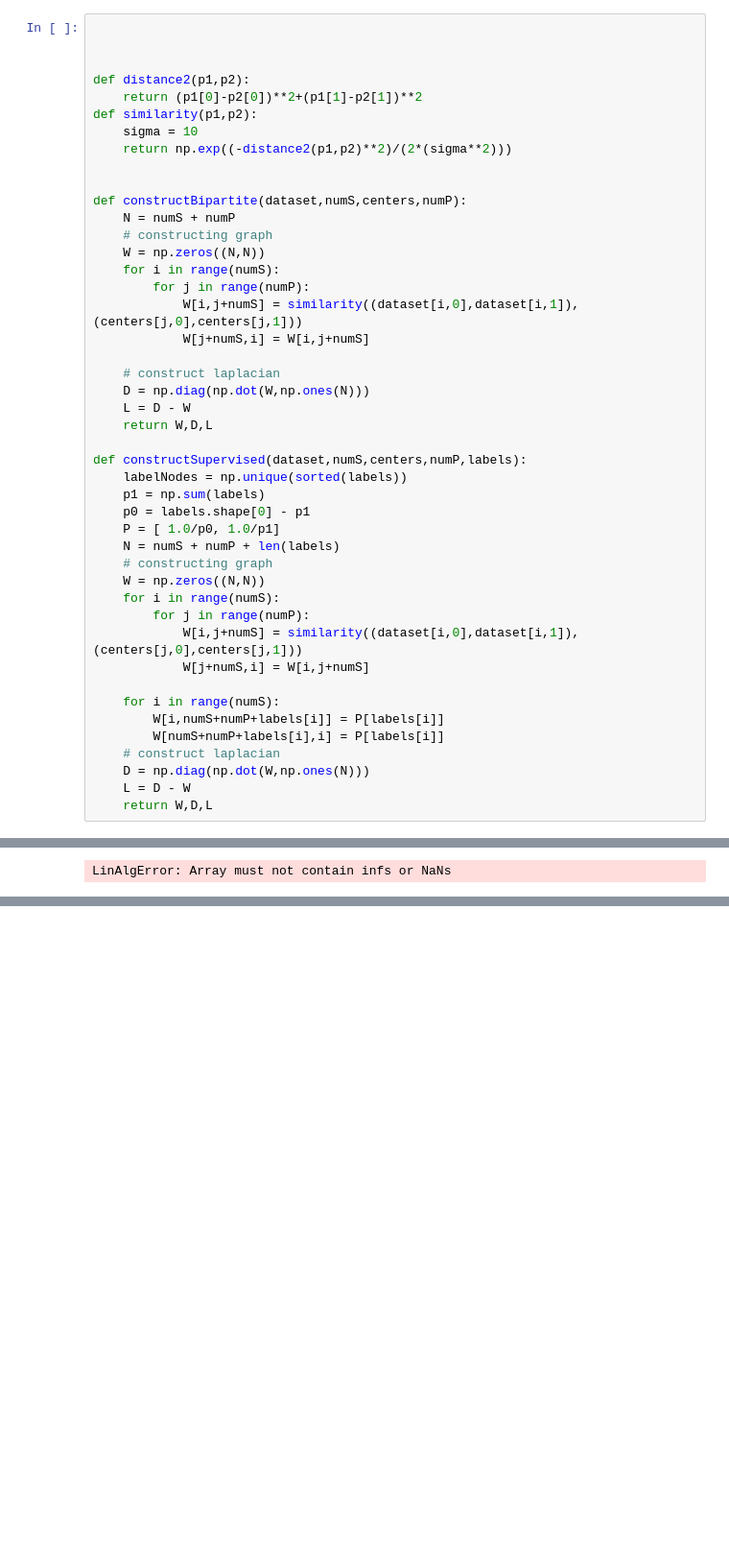
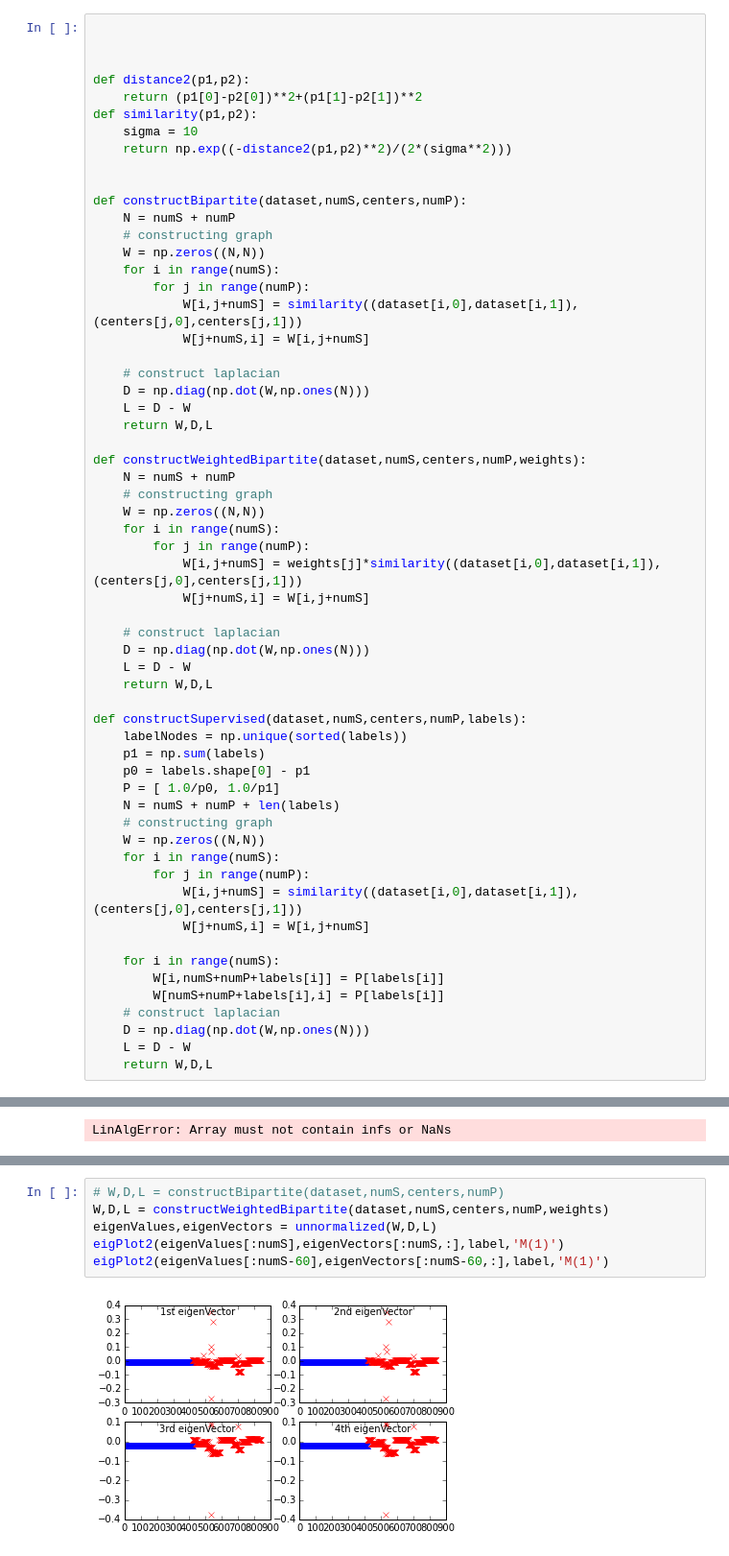
Before and after one commit to babakahmadi/Thesis, a Jupyter notebook: implementation/Bipartite - Prototyping.ipynb, the cells around one changed output, grey strips where cells are left out. Shown at 96% size. Drawn from its saved outputs; the diff is of its cells as text; blank space fills up the shorter version.

```diff
--- a/implementation/Bipartite - Prototyping.ipynb
+++ b/implementation/Bipartite - Prototyping.ipynb
@@ -127,6 +141,20 @@ def constructBipartite(dataset,numS,centers,numP):
     for i in range(numS):
         for j in range(numP):
             W[i,j+numS] = similarity((dataset[i,0],dataset[i,1]),(centers[j,0],centers[j,1]))
+            W[j+numS,i] = W[i,j+numS]
+
+    # construct laplacian
+    D = np.diag(np.dot(W,np.ones(N)))
+    L = D - W
+    return W,D,L
+
+def constructWeightedBipartite(dataset,numS,centers,numP,weights):
+    N = numS + numP
+    # constructing graph
+    W = np.zeros((N,N))
+    for i in range(numS):
+        for j in range(numP):
+            W[i,j+numS] = weights[j]*similarity((dataset[i,0],dataset[i,1]),(centers[j,0],centers[j,1]))
             W[j+numS,i] = W[i,j+numS]
 
     # construct laplacian
@@ -648,0 +702,8 @@ def generateTwoDisksOutlier2():
+# %%
+# W,D,L = constructBipartite(dataset,numS,centers,numP)
+W,D,L = constructWeightedBipartite(dataset,numS,centers,numP,weights)
+eigenValues,eigenVectors = unnormalized(W,D,L)
+eigPlot2(eigenValues[:numS],eigenVectors[:numS,:],label,'M(1)')
+eigPlot2(eigenValues[:numS-60],eigenVectors[:numS-60,:],label,'M(1)')
+# %% [output]
+[figure, added]
```
Also changed, not shown: parts of 10 cells of this notebook, 21 other files.
